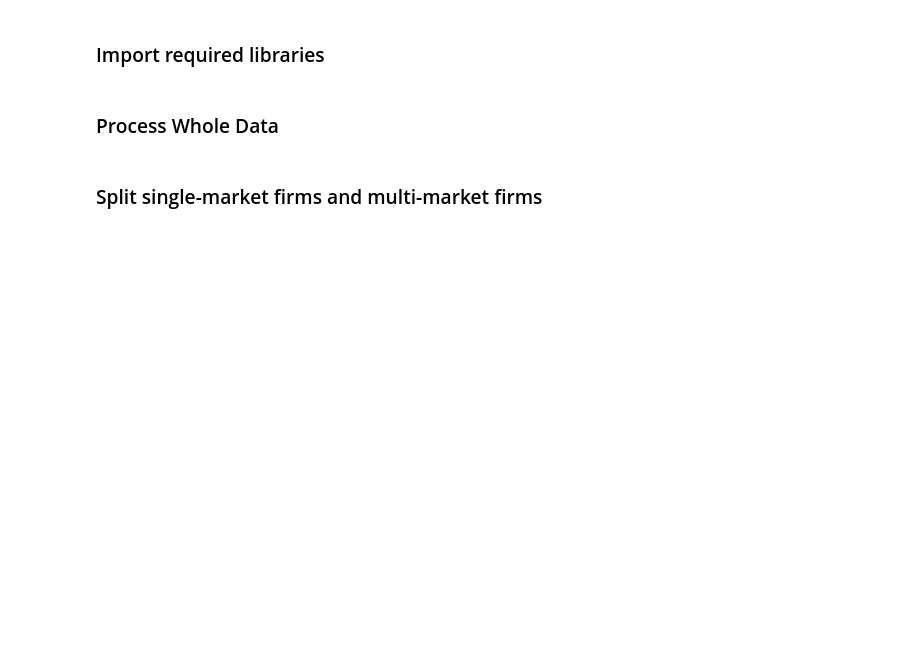
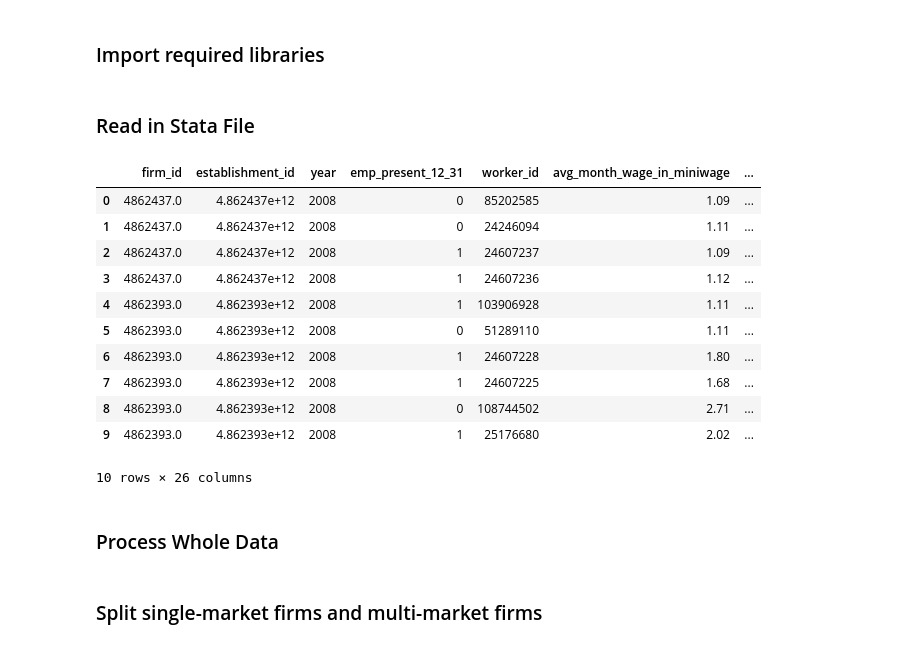
Before and after one commit to uclayanbo/CodingSamples, a Jupyter notebook: 2008_whole_tune_lgb.ipynb, the cells around one changed output. Drawn from its saved outputs; the diff is of its cells as text; code cells hidden in the pictures; blank space fills up the shorter version.

```diff
--- a/2008_whole_tune_lgb.ipynb
+++ b/2008_whole_tune_lgb.ipynb
@@ -12,6 +12,34 @@ import lightgbm as lgb
 ## suppress warnings
 import warnings
 warnings.filterwarnings("ignore")
+# %% [markdown]
+### Read in Stata File
+# %%
+dta_path = "/export/storage_cpoliqui/data/wages2008.dta"
+data = pd.read_stata(dta_path, convert_categoricals = False)
+# %%
+## rename all variables
+headers = ["firm_id", "establishment_id", "year", "emp_present_12_31", "worker_id",
+           "avg_month_wage_in_miniwage", "contract_salary_rea", "salary_type", "weekly_hrs", "hr_salary",
+           "occupation_code", "reason_leave", "how_worker_entered", "date_enter", "date_left",
+           "employment_type", "tenure_in_month", "female", "education_level", "nationality",
+           "race", "age", "municipality", "microregion", "corp_form", "industry_cnae"]
+
+data.columns = headers
+data.head(10)
+# %% [output]
+|  | firm_id | establishment_id | year | emp_present_12_31 | worker_id | avg_month_wage_in_miniwage | ... |
+| 0 | 4862437.0 | 4.862437e+12 | 2008 | 0 | 85202585 | 1.09 | ... |
+| 1 | 4862437.0 | 4.862437e+12 | 2008 | 0 | 24246094 | 1.11 | ... |
+| 2 | 4862437.0 | 4.862437e+12 | 2008 | 1 | 24607237 | 1.09 | ... |
+| 3 | 4862437.0 | 4.862437e+12 | 2008 | 1 | 24607236 | 1.12 | ... |
+| 4 | 4862393.0 | 4.862393e+12 | 2008 | 1 | 103906928 | 1.11 | ... |
+| 5 | 4862393.0 | 4.862393e+12 | 2008 | 0 | 51289110 | 1.11 | ... |
+| 6 | 4862393.0 | 4.862393e+12 | 2008 | 1 | 24607228 | 1.80 | ... |
+| 7 | 4862393.0 | 4.862393e+12 | 2008 | 1 | 24607225 | 1.68 | ... |
+| 8 | 4862393.0 | 4.862393e+12 | 2008 | 0 | 108744502 | 2.71 | ... |
+| 9 | 4862393.0 | 4.862393e+12 | 2008 | 1 | 25176680 | 2.02 | ... |
+10 rows × 26 columns
 # %% [markdown]
 ### Process Whole Data
 # %%
```
Also changed, not shown: parts of 19 cells of this notebook.
